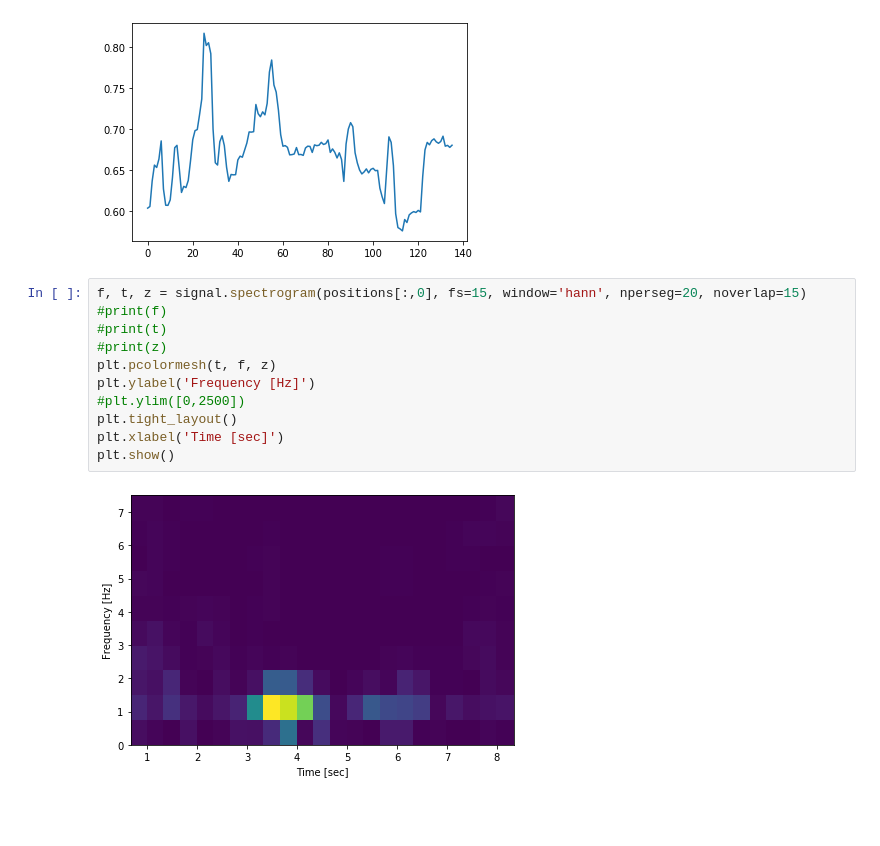
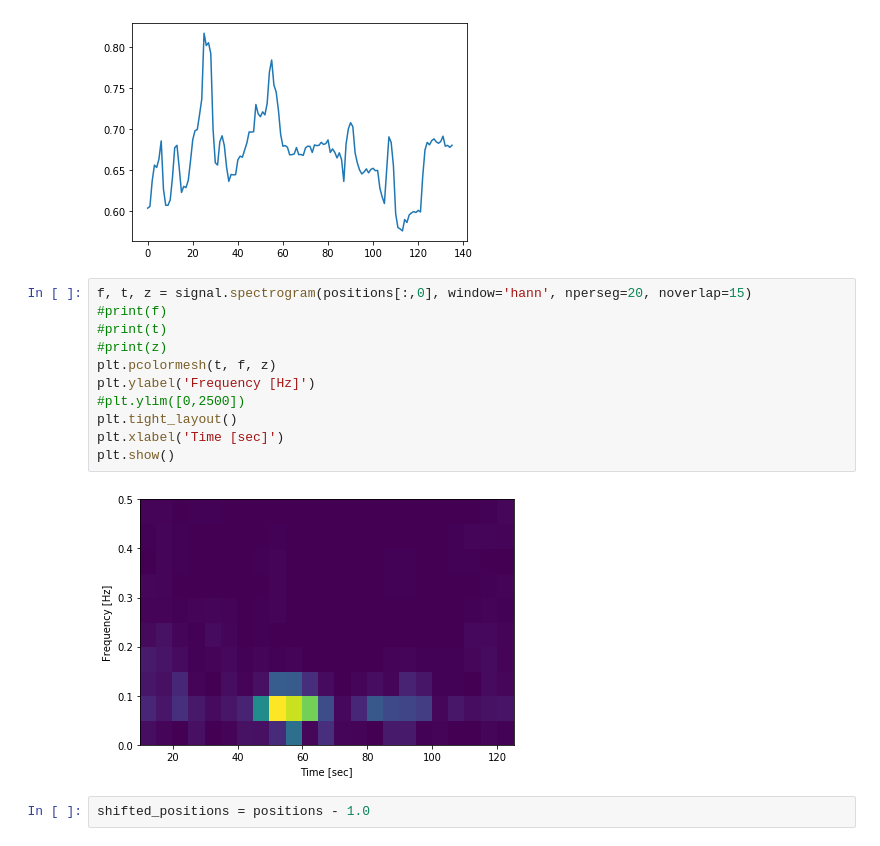
Before and after one commit to williscp/cv_keyboard, a Jupyter notebook: joint_position_spectrograms.ipynb, the cells around one changed output. Saved outputs shown, nothing was run; the diff lists cells and outputs as text; blank space fills up the shorter version.

```diff
--- a/joint_position_spectrograms.ipynb
+++ b/joint_position_spectrograms.ipynb
@@ -28,15 +28,17 @@ plt.plot(positions[:,1])
 [<matplotlib.lines.Line2D at 0x...>]
 [figure]
 # %%
-f, t, z = signal.spectrogram(positions[:,0], fs=15, window='hann', nperseg=20, noverlap=15)
+f, t, z = signal.spectrogram(positions[:,0], window='hann', nperseg=20, noverlap=15)
 #print(f)
 #print(t)
 #print(z)
 plt.pcolormesh(t, f, z)
 plt.ylabel('Frequency [Hz]')
 #plt.ylim([0,2500])
 plt.tight_layout()
 plt.xlabel('Time [sec]')
 plt.show()
 # %% [output]
-[figure, old version]
+[figure, new version]
+# %%
+shifted_positions = positions - 1.0
```
Also changed, not shown: parts of 4 cells of this notebook, 1 other file.
